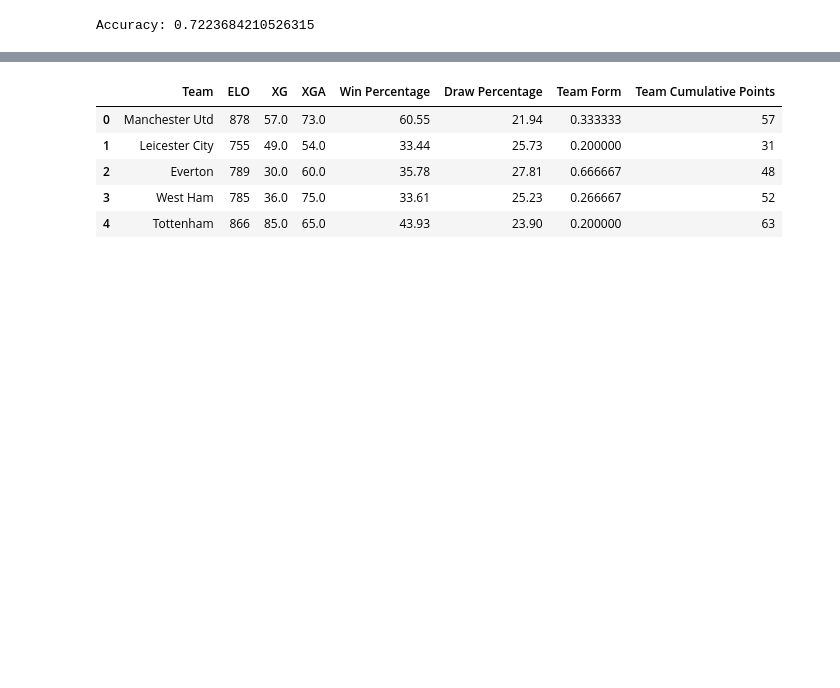
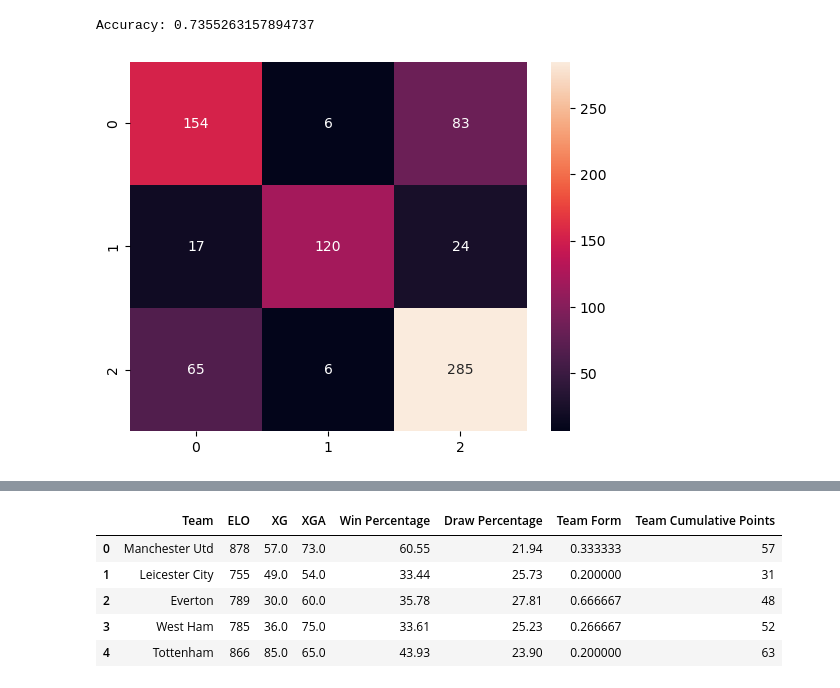
Before and after one commit to ML-Project-PremierInsights/ELO-Insights, a Jupyter notebook: ensemble_models.ipynb, the cells around one changed output, grey strips where cells are left out. Saved outputs shown, nothing was run; the diff lists cells and outputs as text; code cells hidden in the pictures; blank space fills up the shorter version.

```diff
--- a/ensemble_models.ipynb
+++ b/ensemble_models.ipynb
@@ -41,10 +42,15 @@ X_train, X_test, y_train, y_test = train_test_split(X, y, test_size=0.2, random_
 # %%
 rf_model = RandomForestClassifier(bootstrap=False, max_depth=10, min_samples_leaf=1, min_samples_split=2, n_estimators=1000)
 rf_model.fit(X_train, y_train)
 y_pred = rf_model.predict(X_test)
 print('Accuracy:', accuracy_score(y_test, y_pred))
+
+conf_matrix = confusion_matrix(y_test, y_pred)
+sns.heatmap(conf_matrix, annot=True, fmt='d')
+plt.show()
 # %% [output]
-Accuracy: 0.7223684210526315
+Accuracy: 0.7355263157894737
+[figure, added]
 # %%
 label_mapping = {-1: 0, 0: 1, 1: 2}
 
```
Also changed, not shown: parts of 21 cells of this notebook, 6 other files.
